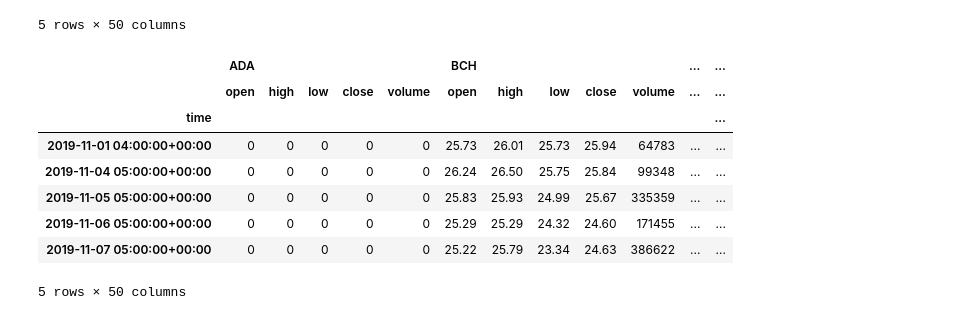
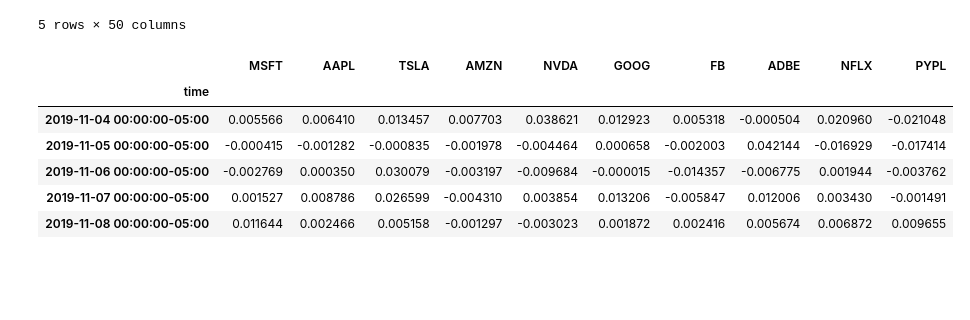
Before and after one commit to rulo96z/Crypto_Diversification_Analysis, a Jupyter notebook: project.ipynb, the cells around one changed output. Drawn from its saved outputs; the diff is of its cells as text; code cells hidden in the pictures; blank space fills up the shorter version.

```diff
--- a/project.ipynb
+++ b/project.ipynb
@@ -94,16 +105,18 @@ clean_df_stocks.head()
 | 2019-11-07 00:00:00-05:00 | 258.74 | 260.350 | 258.110 | 259.50 | 22267200 | 288.30 | 293.48 | 286.9950 | 290.81 | 2664860 | ... | ... |
 5 rows × 50 columns
 # %%
-# Cleaning the data from crypto
-clean_df_crypto = crypto_df.fillna(0)#.isnull().sum()
-clean_df_crypto.head()
+#Calculate the daily change for the stocks_df using for loop
+stocks_daily_df = pd.DataFrame()
+for stocks in stock_tickers:
+    stocks_daily_df[f'{stocks}'] = clean_df_stocks[stocks]['close'].pct_change().dropna()
+
+display(stocks_daily_df.head())
+display(stocks_daily_df.tail())
 # %% [output]
-|  | ADA |  |  |  |  | BCH |  |  |  |  | ... | ... |
-|  | open | high | low | close | volume | open | high | low | close | volume | ... | ... |
-| time |  |  |  |  |  |  |  |  |  |  |  | ... |
-| 2019-11-01 04:00:00+00:00 | 0 | 0 | 0 | 0 | 0 | 25.73 | 26.01 | 25.73 | 25.94 | 64783 | ... | ... |
-| 2019-11-04 05:00:00+00:00 | 0 | 0 | 0 | 0 | 0 | 26.24 | 26.50 | 25.75 | 25.84 | 99348 | ... | ... |
-| 2019-11-05 05:00:00+00:00 | 0 | 0 | 0 | 0 | 0 | 25.83 | 25.93 | 24.99 | 25.67 | 335359 | ... | ... |
-| 2019-11-06 05:00:00+00:00 | 0 | 0 | 0 | 0 | 0 | 25.29 | 25.29 | 24.32 | 24.60 | 171455 | ... | ... |
-| 2019-11-07 05:00:00+00:00 | 0 | 0 | 0 | 0 | 0 | 25.22 | 25.79 | 23.34 | 24.63 | 386622 | ... | ... |
+|  | MSFT | AAPL | TSLA | AMZN | NVDA | GOOG | FB | ADBE | NFLX | PYPL |
+| time |  |  |  |  |  |  |  |  |  |  |
+| 2019-11-04 00:00:00-05:00 | 0.005566 | 0.006410 | 0.013457 | 0.007703 | 0.038621 | 0.012923 | 0.005318 | -0.000504 | 0.020960 | -0.021048 |
+| 2019-11-05 00:00:00-05:00 | -0.000415 | -0.001282 | -0.000835 | -0.001978 | -0.004464 | 0.000658 | -0.002003 | 0.042144 | -0.016929 | -0.017414 |
+| 2019-11-06 00:00:00-05:00 | -0.002769 | 0.000350 | 0.030079 | -0.003197 | -0.009684 | -0.000015 | -0.014357 | -0.006775 | 0.001944 | -0.003762 |
+| 2019-11-07 00:00:00-05:00 | 0.001527 | 0.008786 | 0.026599 | -0.004310 | 0.003854 | 0.013206 | -0.005847 | 0.012006 | 0.003430 | -0.001491 |
+| 2019-11-08 00:00:00-05:00 | 0.011644 | 0.002466 | 0.005158 | -0.001297 | -0.003023 | 0.001872 | 0.002416 | 0.005674 | 0.006872 | 0.009655 |
-5 rows × 50 columns
```
Also changed, not shown: parts of 9 cells of this notebook.
